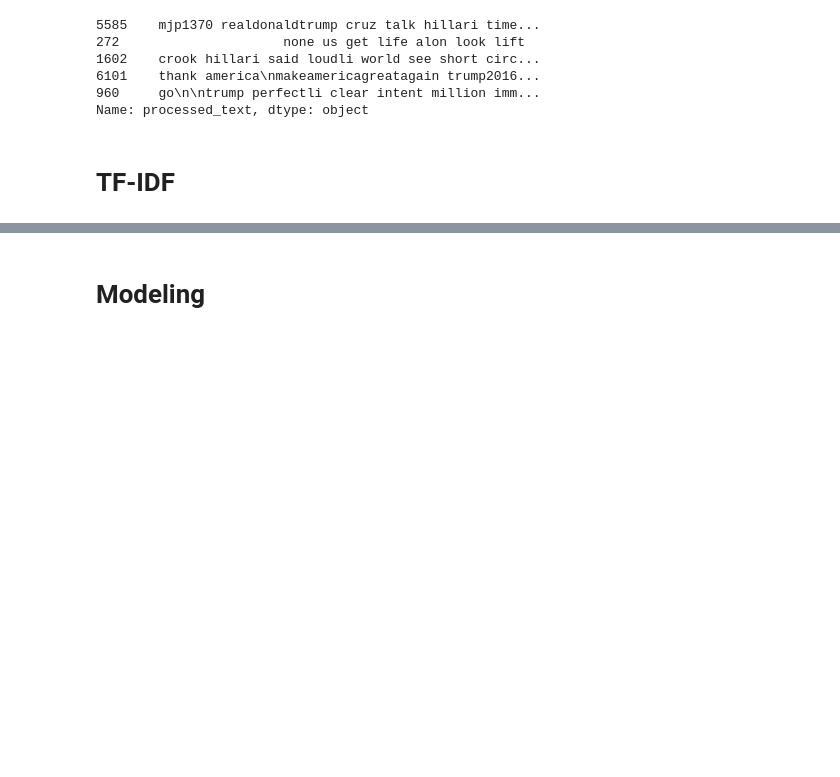
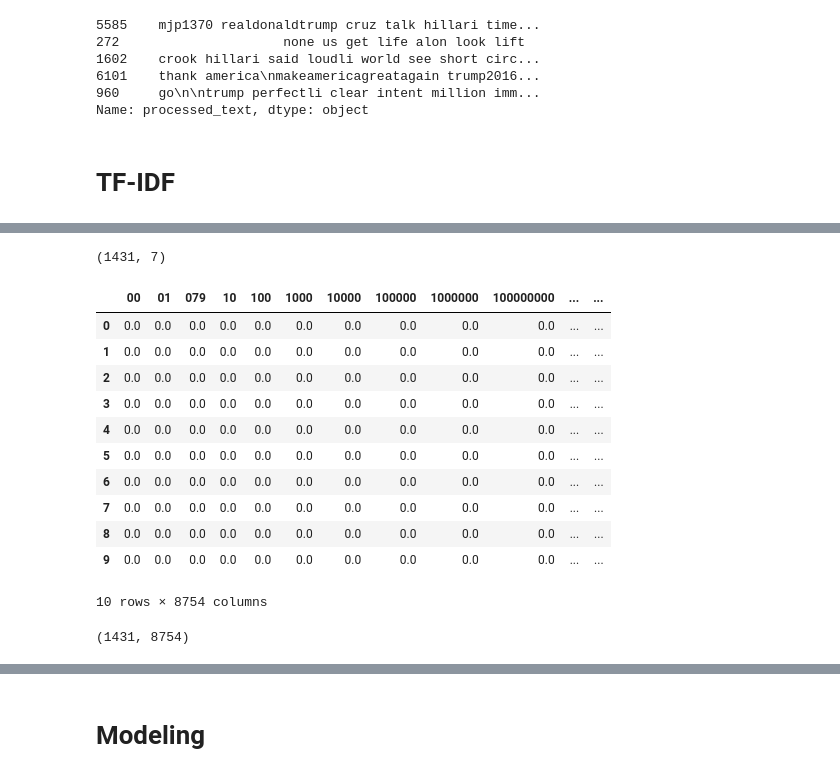
Before and after one commit to cgeppig/tweets, a Jupyter notebook: tweets_3.ipynb, the cells around one changed output, grey strips where cells are left out. Cells and saved outputs as stored; diff of their text form; code cells hidden in the pictures; blank space fills up the shorter version.

```diff
--- a/tweets_3.ipynb
+++ b/tweets_3.ipynb
@@ -68,7 +132,7 @@ twr.head(2)
 # %% [markdown]
 ## Defining, x + y, TTS
 # %%
-x = twr['processed_text']
+x = twr[['processed_text', 'tod_h1', 'tod_h2', 'tod_h3', 'tod_h4', 'tod_h5', 'tod_h6']]
 y = twr['is_trump']
 x_train, x_test, y_train, y_test = train_test_split(x,y)
 # %%
@@ -94,5 +158,5 @@ Name: processed_text, dtype: object
 # %%
 tfidf = TfidfVectorizer()
 # %%
-df_train = pd.DataFrame(tfidf.fit_transform(x_train).todense(), columns=tfidf.get_feature_names())
-df_test = pd.DataFrame(tfidf.transform(x_test).todense(), columns=tfidf.get_feature_names())
+df_train = pd.DataFrame(tfidf.fit_transform(x_train['processed_text']).todense(), columns=tfidf.get_feature_names())
+df_test = pd.DataFrame(tfidf.transform(x_test['processed_text']).todense(), columns=tfidf.get_feature_names())
@@ -98,0 +172,7 @@ df_test = pd.DataFrame(tfidf.transform(x_test).todense(), columns=tfidf.get_feat
+# %%
+df_test['tod_h1'] = x_test['tod_h1'].values
+df_test['tod_h2'] = x_test['tod_h2'].values
+df_test['tod_h3'] = x_test['tod_h3'].values
+df_test['tod_h4'] = x_test['tod_h4'].values
+df_test['tod_h5'] = x_test['tod_h5'].values
+df_test['tod_h6'] = x_test['tod_h6'].values
@@ -98,0 +198,2 @@ df_test = pd.DataFrame(tfidf.transform(x_test).todense(), columns=tfidf.get_feat
+# %%
+df_test.index = x_test.index
@@ -98,0 +228,23 @@ df_test = pd.DataFrame(tfidf.transform(x_test).todense(), columns=tfidf.get_feat
+# %%
+x_test.shape
+# %% [output]
+(1431, 7)
+# %%
+df_test.head(10)
+# %% [output]
+|  | 00 | 01 | 079 | 10 | 100 | 1000 | 10000 | 100000 | 1000000 | 100000000 | ... | ... |
+| 0 | 0.0 | 0.0 | 0.0 | 0.0 | 0.0 | 0.0 | 0.0 | 0.0 | 0.0 | 0.0 | ... | ... |
+| 1 | 0.0 | 0.0 | 0.0 | 0.0 | 0.0 | 0.0 | 0.0 | 0.0 | 0.0 | 0.0 | ... | ... |
+| 2 | 0.0 | 0.0 | 0.0 | 0.0 | 0.0 | 0.0 | 0.0 | 0.0 | 0.0 | 0.0 | ... | ... |
+| 3 | 0.0 | 0.0 | 0.0 | 0.0 | 0.0 | 0.0 | 0.0 | 0.0 | 0.0 | 0.0 | ... | ... |
+| 4 | 0.0 | 0.0 | 0.0 | 0.0 | 0.0 | 0.0 | 0.0 | 0.0 | 0.0 | 0.0 | ... | ... |
+| 5 | 0.0 | 0.0 | 0.0 | 0.0 | 0.0 | 0.0 | 0.0 | 0.0 | 0.0 | 0.0 | ... | ... |
+| 6 | 0.0 | 0.0 | 0.0 | 0.0 | 0.0 | 0.0 | 0.0 | 0.0 | 0.0 | 0.0 | ... | ... |
+| 7 | 0.0 | 0.0 | 0.0 | 0.0 | 0.0 | 0.0 | 0.0 | 0.0 | 0.0 | 0.0 | ... | ... |
+| 8 | 0.0 | 0.0 | 0.0 | 0.0 | 0.0 | 0.0 | 0.0 | 0.0 | 0.0 | 0.0 | ... | ... |
+| 9 | 0.0 | 0.0 | 0.0 | 0.0 | 0.0 | 0.0 | 0.0 | 0.0 | 0.0 | 0.0 | ... | ... |
+10 rows × 8754 columns
+# %%
+df_test.shape
+# %% [output]
+(1431, 8754)
```
Also changed, not shown: parts of 20 cells of this notebook, 1 other file.
